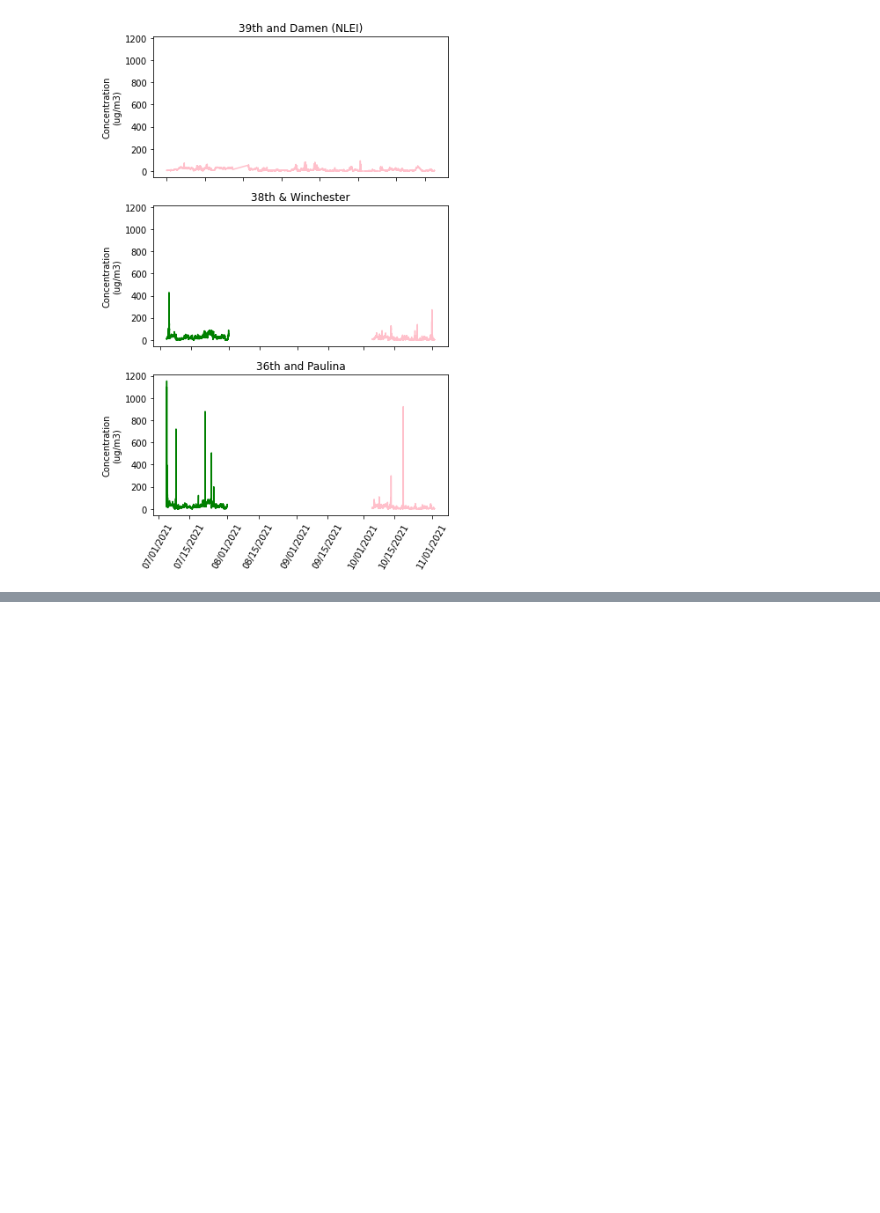
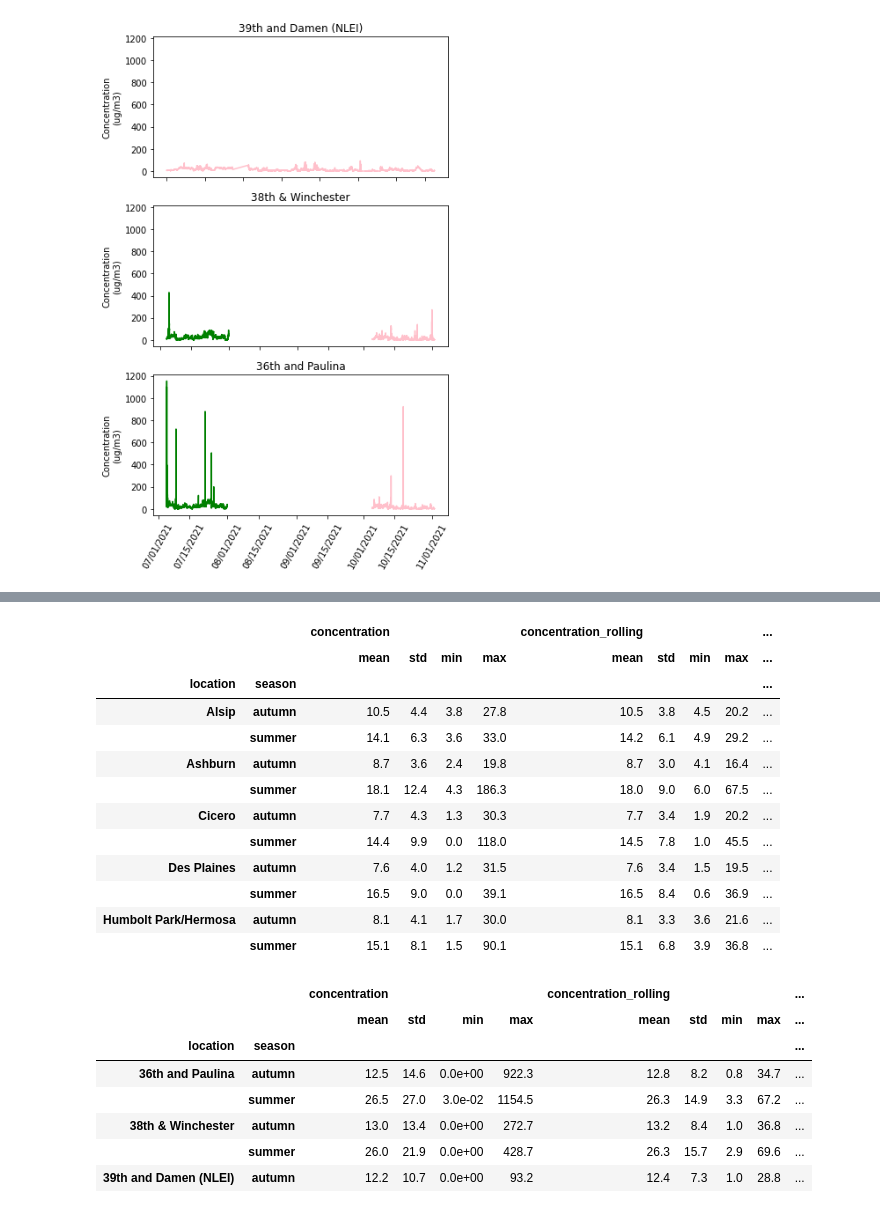
Before and after one commit to code-312/Air-Quality, a Jupyter notebook: notebooks/compare_airnow_and_purpleair.ipynb, the cells around one changed output, grey strips where cells are left out. Drawn from its saved outputs; the diff is of its cells as text; code cells hidden in the pictures; blank space fills up the shorter version.

```diff
--- a/notebooks/compare_airnow_and_purpleair.ipynb
+++ b/notebooks/compare_airnow_and_purpleair.ipynb
@@ -337,10 +253,0 @@ AirNow sensors collect data every two hours, PurpleAir sensors every two minutes
-# %%
-windows = {'an': 12,
-           'pa': 30*24}
-
-for key, df in dfs.items():
-    df['concentration_rolling'] = df['concentration'].rolling(window=windows[key]).mean()
-
-    gb = df.groupby(['location', 'season']).agg(
-        {'concentration_rolling' : ['mean', 'std', 'min', 'max']})
-    display(gb)
@@ -397,0 +268,30 @@ print(f'For comparison of rates of incarceration of Black and White defendants:
+# %%
+# Display aggregate statistics
+for df in dfs.values():
+    gb = df.groupby(['location', 'season']).agg(
+        {'concentration' : ['mean', 'std', 'min', 'max'],
+         'concentration_rolling' : ['mean', 'std', 'min', 'max'],
+         'datetime': ['min', 'max']})
+    display(gb)
+# %% [output]
+|  |  | concentration |  |  |  | concentration_rolling |  |  |  | ... |
+|  |  | mean | std | min | max | mean | std | min | max | ... |
+| location | season |  |  |  |  |  |  |  |  | ... |
+| Alsip | autumn | 10.5 | 4.4 | 3.8 | 27.8 | 10.5 | 3.8 | 4.5 | 20.2 | ... |
+|  | summer | 14.1 | 6.3 | 3.6 | 33.0 | 14.2 | 6.1 | 4.9 | 29.2 | ... |
+| Ashburn | autumn | 8.7 | 3.6 | 2.4 | 19.8 | 8.7 | 3.0 | 4.1 | 16.4 | ... |
+|  | summer | 18.1 | 12.4 | 4.3 | 186.3 | 18.0 | 9.0 | 6.0 | 67.5 | ... |
+| Cicero | autumn | 7.7 | 4.3 | 1.3 | 30.3 | 7.7 | 3.4 | 1.9 | 20.2 | ... |
+|  | summer | 14.4 | 9.9 | 0.0 | 118.0 | 14.5 | 7.8 | 1.0 | 45.5 | ... |
+| Des Plaines | autumn | 7.6 | 4.0 | 1.2 | 31.5 | 7.6 | 3.4 | 1.5 | 19.5 | ... |
+|  | summer | 16.5 | 9.0 | 0.0 | 39.1 | 16.5 | 8.4 | 0.6 | 36.9 | ... |
+| Humbolt Park/Hermosa | autumn | 8.1 | 4.1 | 1.7 | 30.0 | 8.1 | 3.3 | 3.6 | 21.6 | ... |
+|  | summer | 15.1 | 8.1 | 1.5 | 90.1 | 15.1 | 6.8 | 3.9 | 36.8 | ... |
+|  |  | concentration |  |  |  | concentration_rolling |  |  |  | ... |
+|  |  | mean | std | min | max | mean | std | min | max | ... |
+| location | season |  |  |  |  |  |  |  |  | ... |
+| 36th and Paulina | autumn | 12.5 | 14.6 | 0.0e+00 | 922.3 | 12.8 | 8.2 | 0.8 | 34.7 | ... |
+|  | summer | 26.5 | 27.0 | 3.0e-02 | 1154.5 | 26.3 | 14.9 | 3.3 | 67.2 | ... |
+| 38th & Winchester | autumn | 13.0 | 13.4 | 0.0e+00 | 272.7 | 13.2 | 8.4 | 1.0 | 36.8 | ... |
+|  | summer | 26.0 | 21.9 | 0.0e+00 | 428.7 | 26.3 | 15.7 | 2.9 | 69.6 | ... |
+| 39th and Damen (NLEI) | autumn | 12.2 | 10.7 | 0.0e+00 | 93.2 | 12.4 | 7.3 | 1.0 | 28.8 | ... |
```
Also changed, not shown: parts of 32 cells of this notebook.
